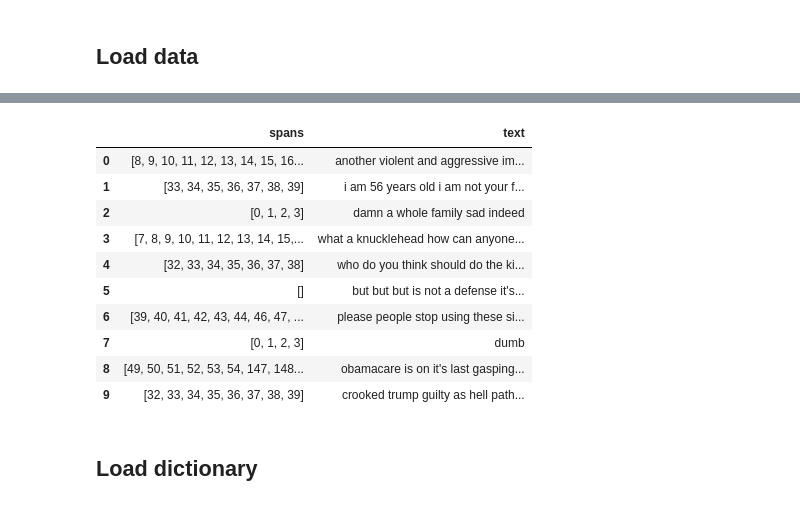
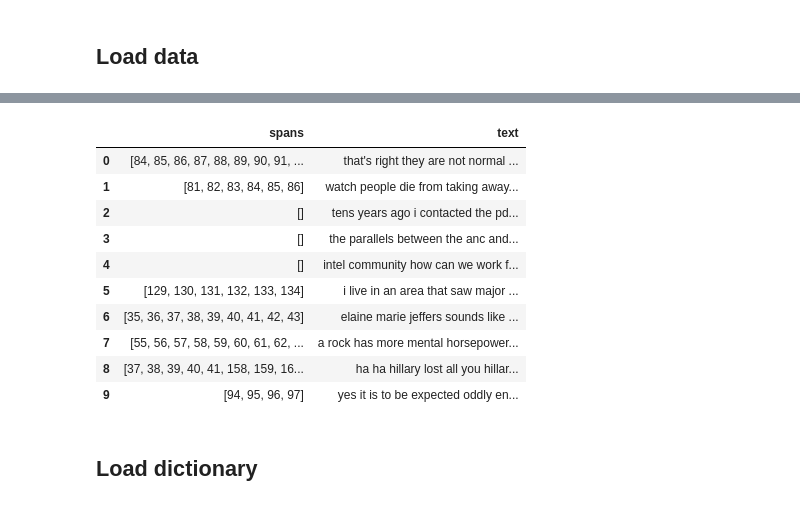
Before and after one commit to KaishuoWang/Toxic-Span-Detection, a Jupyter notebook: Lexicon-based/Lexicon_based.ipynb, the cells around one changed output, grey strips where cells are left out. Drawn from its saved outputs; the diff is of its cells as text; code cells hidden in the pictures.

```diff
--- a/Lexicon-based/Lexicon_based.ipynb
+++ b/Lexicon-based/Lexicon_based.ipynb
@@ -43,52 +39,42 @@ tsd_train.head(10)
 # %%
 # Lowercase all characters
-tsd_train['text'] = tsd_train['text'].apply(lambda x: x.lower())
 tsd_test['text'] = tsd_test['text'].apply(lambda x: x.lower())
-tsd_trial['text'] = tsd_trial['text'].apply(lambda x: x.lower())
 
 # Replace \n by space, so the index won't be effected
 # Replace emojis by ?
-tsd_train['text'] = tsd_train['text'].apply(lambda x: x.replace('\n', ' '))
-tsd_train['text'] = tsd_train['text'].apply(lambda x: x.encode('ascii', 'replace').decode('ascii'))
-
 tsd_test['text'] = tsd_test['text'].apply(lambda x: x.replace('\n', ' '))
 tsd_test['text'] = tsd_test['text'].apply(lambda x: x.encode('ascii', 'replace').decode('ascii'))
-
-tsd_trial['text'] = tsd_trial['text'].apply(lambda x: x.replace('\n', ' '))
-tsd_trial['text'] = tsd_trial['text'].apply(lambda x: x.encode('ascii', 'replace').decode('ascii'))
 
 # Remove punctuations
 def remove_punctuation(text):
     punctuationfree = []
     for i in text:
         if i not in string.punctuation:
             punctuationfree.append(i)
         elif i == "'":
             punctuationfree.append(i)
         else:
             punctuationfree.append(' '*len(i))
     if punctuationfree[-1] == ' ':
         punctuationfree = punctuationfree[:-1]
     punctuationfree = ''.join(punctuationfree)
     return punctuationfree
 
-tsd_train['text'] = tsd_train['text'].apply(lambda x: remove_punctuation(x))
-tsd_trial['text'] = tsd_trial['text'].apply(lambda x: remove_punctuation(x))
 tsd_test['text'] = tsd_test['text'].apply(lambda x: remove_punctuation(x))
 
-tsd_train.head(10)
+tsd_test.head(10)
 # %% [output]
 |  | spans | text |
-| 0 | [8, 9, 10, 11, 12, 13, 14, 15, 16... | another violent and aggressive im... |
-| 1 | [33, 34, 35, 36, 37, 38, 39] | i am 56 years old i am not your f... |
-| 2 | [0, 1, 2, 3] | damn a whole family sad indeed |
-| 3 | [7, 8, 9, 10, 11, 12, 13, 14, 15,... | what a knucklehead how can anyone... |
-| 4 | [32, 33, 34, 35, 36, 37, 38] | who do you think should do the ki... |
-| 5 | [] | but but but is not a defense it's... |
-| 6 | [39, 40, 41, 42, 43, 44, 46, 47, ... | please people stop using these si... |
-| 7 | [0, 1, 2, 3] | dumb |
-| 8 | [49, 50, 51, 52, 53, 54, 147, 148... | obamacare is on it's last gasping... |
-| 9 | [32, 33, 34, 35, 36, 37, 38, 39] | crooked trump guilty as hell path... |
+| 0 | [84, 85, 86, 87, 88, 89, 90, 91, ... | that's right they are not normal ... |
+| 1 | [81, 82, 83, 84, 85, 86] | watch people die from taking away... |
+| 2 | [] | tens years ago i contacted the pd... |
+| 3 | [] | the parallels between the anc and... |
+| 4 | [] | intel community how can we work f... |
+| 5 | [129, 130, 131, 132, 133, 134] | i live in an area that saw major ... |
+| 6 | [35, 36, 37, 38, 39, 40, 41, 42, 43] | elaine marie jeffers sounds like ... |
+| 7 | [55, 56, 57, 58, 59, 60, 61, 62, ... | a rock has more mental horsepower... |
+| 8 | [37, 38, 39, 40, 41, 158, 159, 16... | ha ha hillary lost all you hillar... |
+| 9 | [94, 95, 96, 97] | yes it is to be expected oddly en... |
 # %% [markdown]
 ## Load dictionary
 # %%
```
Also changed, not shown: parts of 1 cell of this notebook.
